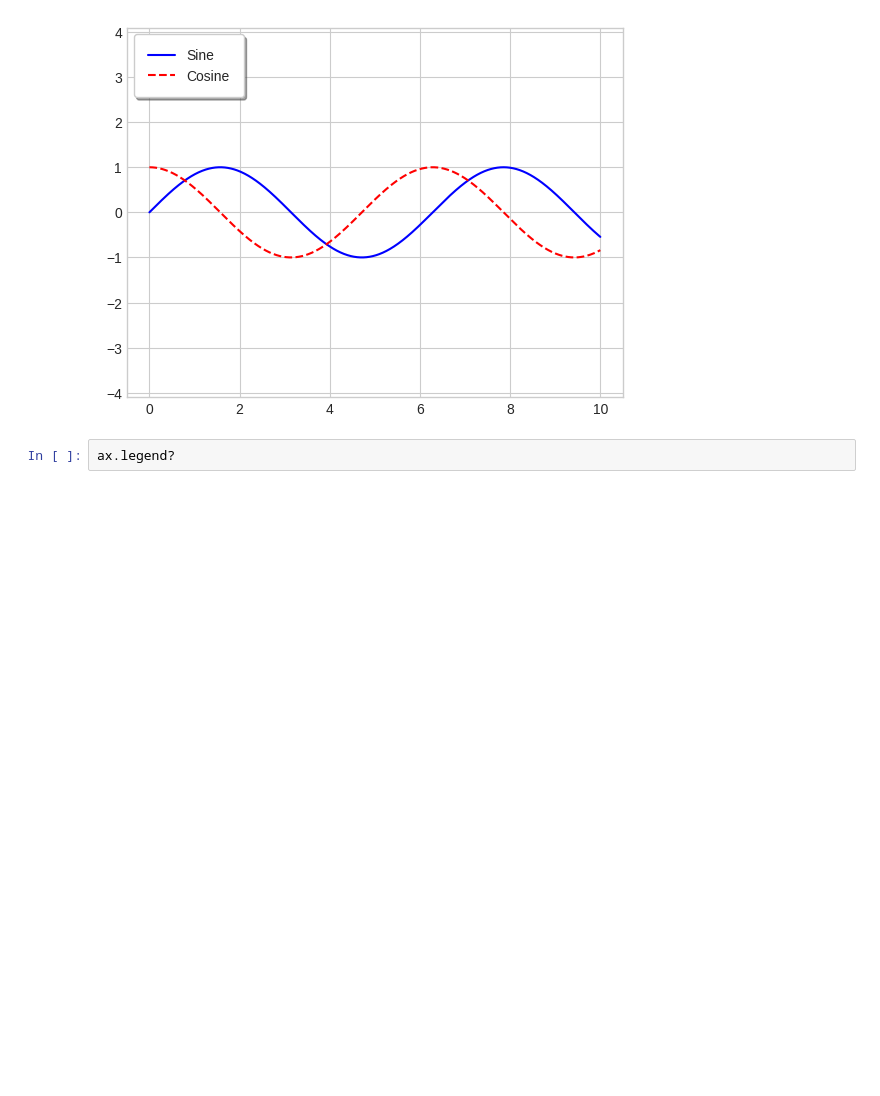
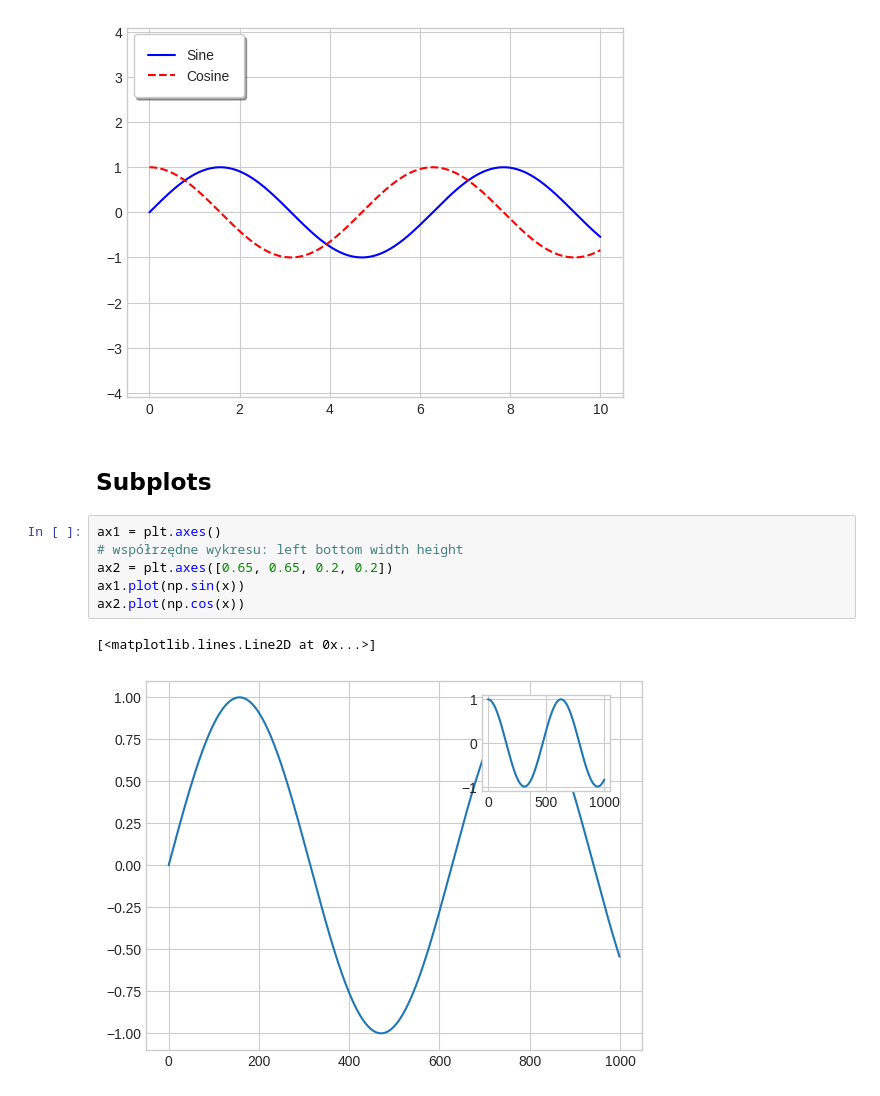
Before and after one commit to SlawCzech/matplot_exercises, a Jupyter notebook: matplot_basic.ipynb, the cells around one changed output. Saved outputs shown, nothing was run; the diff lists cells and outputs as text; blank space fills up the shorter version.

```diff
--- a/matplot_basic.ipynb
+++ b/matplot_basic.ipynb
@@ -261,5 +261,14 @@ ax.legend(loc='upper left', frameon=True, fancybox=True, framealpha=1, shadow=Tr
 fig
 # %% [output]
 [figure]
-# %%
-ax.legend?
+# %% [markdown]
+## Subplots
+# %%
+ax1 = plt.axes()
+# współrzędne wykresu: left bottom width height
+ax2 = plt.axes([0.65, 0.65, 0.2, 0.2])
+ax1.plot(np.sin(x))
+ax2.plot(np.cos(x))
+# %% [output]
+[<matplotlib.lines.Line2D at 0x...>]
+[figure, added]
```
Also changed, not shown: parts of 5 cells of this notebook.
